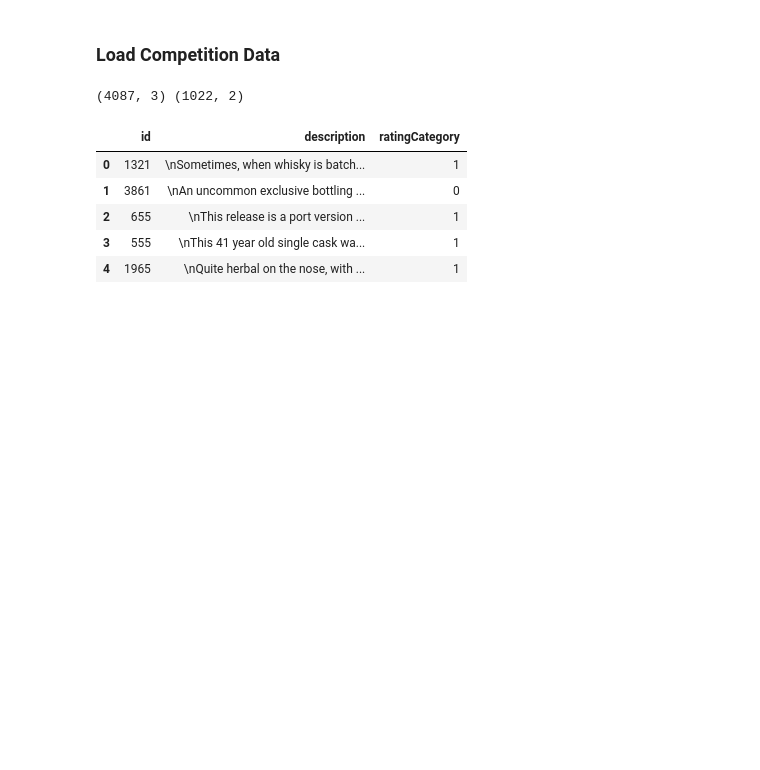
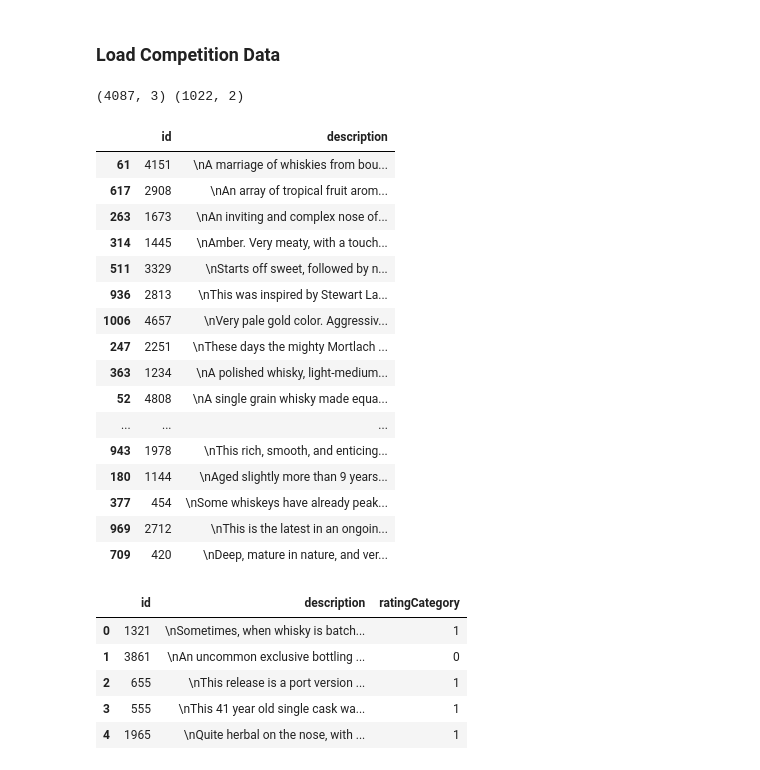
Before and after one commit to danoand/DS-Unit-4-Sprint-1-NLP, a Jupyter notebook: module3-document-classification/LS_DSPT4_413_Document_Classification_Assignment.ipynb, the cells around one changed output. Cells and saved outputs as stored; diff of their text form; code cells hidden in the pictures; blank space fills up the shorter version.

```diff
--- a/module3-document-classification/LS_DSPT4_413_Document_Classification_Assignment.ipynb
+++ b/module3-document-classification/LS_DSPT4_413_Document_Classification_Assignment.ipynb
@@ -39,6 +39,26 @@ test = pd.read_csv('./whiskey-reviews-dspt4/test.csv')
 print(train.shape, test.shape)
 # %% [output]
 (4087, 3) (1022, 2)
+# %%
+test.sample(20)
+# %% [output]
+|  | id | description |
+| 61 | 4151 | \nA marriage of whiskies from bou... |
+| 617 | 2908 | \nAn array of tropical fruit arom... |
+| 263 | 1673 | \nAn inviting and complex nose of... |
+| 314 | 1445 | \nAmber. Very meaty, with a touch... |
+| 511 | 3329 | \nStarts off sweet, followed by n... |
+| 936 | 2813 | \nThis was inspired by Stewart La... |
+| 1006 | 4657 | \nVery pale gold color. Aggressiv... |
+| 247 | 2251 | \nThese days the mighty Mortlach ... |
+| 363 | 1234 | \nA polished whisky, light-medium... |
+| 52 | 4808 | \nA single grain whisky made equa... |
+| ... | ... | ... |
+| 943 | 1978 | \nThis rich, smooth, and enticing... |
+| 180 | 1144 | \nAged slightly more than 9 years... |
+| 377 | 454 | \nSome whiskeys have already peak... |
+| 969 | 2712 | \nThis is the latest in an ongoin... |
+| 709 | 420 | \nDeep, mature in nature, and ver... |
 # %%
 train.head()
 # %% [output]
```
Also changed, not shown: parts of 26 cells of this notebook, 7 other files.
